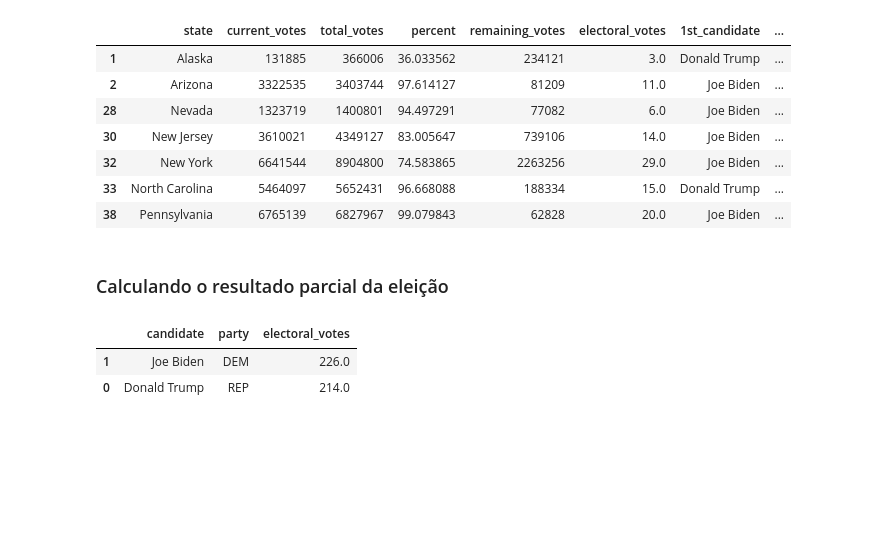
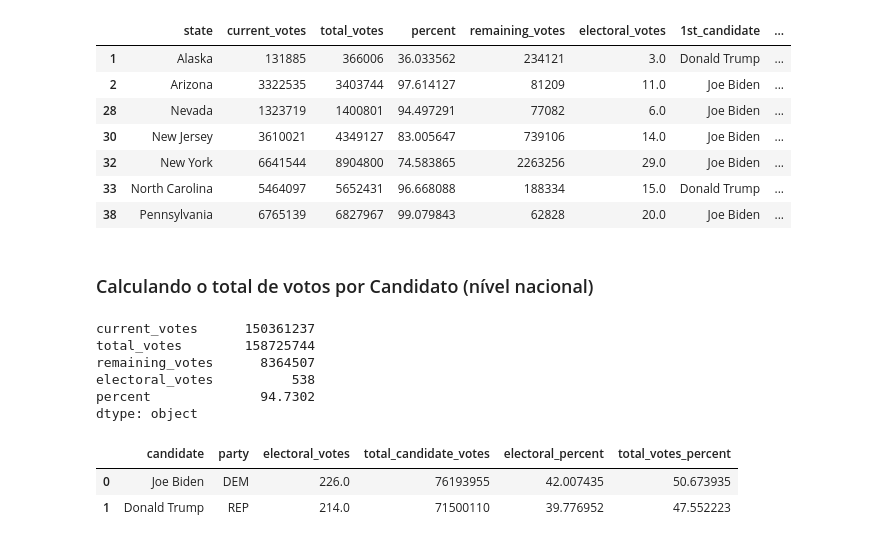
Before and after one commit to bmnds/uea-data-science-03-statistics, a Jupyter notebook: [Estatística04]_Trabalho_Final.ipynb, the cells around one changed output. Saved outputs shown, nothing was run; the diff lists cells and outputs as text; code cells hidden in the pictures; blank space fills up the shorter version.

Commit message:
Complementada a introdução e calculados db_results e db_results_by_state

```diff
--- a/[Estatística04]_Trabalho_Final.ipynb
+++ b/[Estatística04]_Trabalho_Final.ipynb
@@ -316,14 +326,25 @@ db_results_by_state[db_results_by_state['1st_won'].eq(False)]
 | 32 | New York | 6641544 | 8904800 | 74.583865 | 2263256 | 29.0 | Joe Biden | ... |
 | 33 | North Carolina | 5464097 | 5652431 | 96.668088 | 188334 | 15.0 | Donald Trump | ... |
 | 38 | Pennsylvania | 6765139 | 6827967 | 99.079843 | 62828 | 20.0 | Joe Biden | ... |
-# %% [markdown]
-### Calculando o resultado parcial da eleição
-# %%
-# o primeiro a atingir atingir 270 votos de delegados é declarado presidente
-db_results = db_results_by_state[db_results_by_state['1st_won']].groupby(['1st_candidate', '1st_party']).sum('electoral_votes').reset_index().sort_values('electoral_votes', ascending=False)[['1st_candidate', '1st_party', 'electoral_votes']]
-db_results.columns = ['candidate', 'party', 'electoral_votes']
-db_results
-# %% [output]
-|  | candidate | party | electoral_votes |
-| 1 | Joe Biden | DEM | 226.0 |
-| 0 | Donald Trump | REP | 214.0 |
+# %% [markdown]
+### Calculando o total de votos por Candidato (nível nacional)
+# %%
+db_totals = db_state_electoral_votes.sum()[['current_votes', 'total_votes', 'remaining_votes', 'electoral_votes']]
+db_totals['percent'] = 100 * db_totals.current_votes / db_totals.total_votes
+db_totals
+# %% [output]
+current_votes      150361237
+total_votes        158725744
+remaining_votes      8364507
+electoral_votes          538
+percent              94.7302
+dtype: object
+# %%
+db_results = pd.merge(db_electoral_results, db_president_candidate, how='inner')
+db_results['electoral_percent'] = 100 * db_results.electoral_votes / db_totals.electoral_votes
+db_results['total_votes_percent'] = 100 * db_results.total_candidate_votes / db_totals.current_votes
+db_results
+# %% [output]
+|  | candidate | party | electoral_votes | total_candidate_votes | electoral_percent | total_votes_percent |
+| 0 | Joe Biden | DEM | 226.0 | 76193955 | 42.007435 | 50.673935 |
+| 1 | Donald Trump | REP | 214.0 | 71500110 | 39.776952 | 47.552223 |
```
Also changed, not shown: parts of 6 cells of this notebook.
